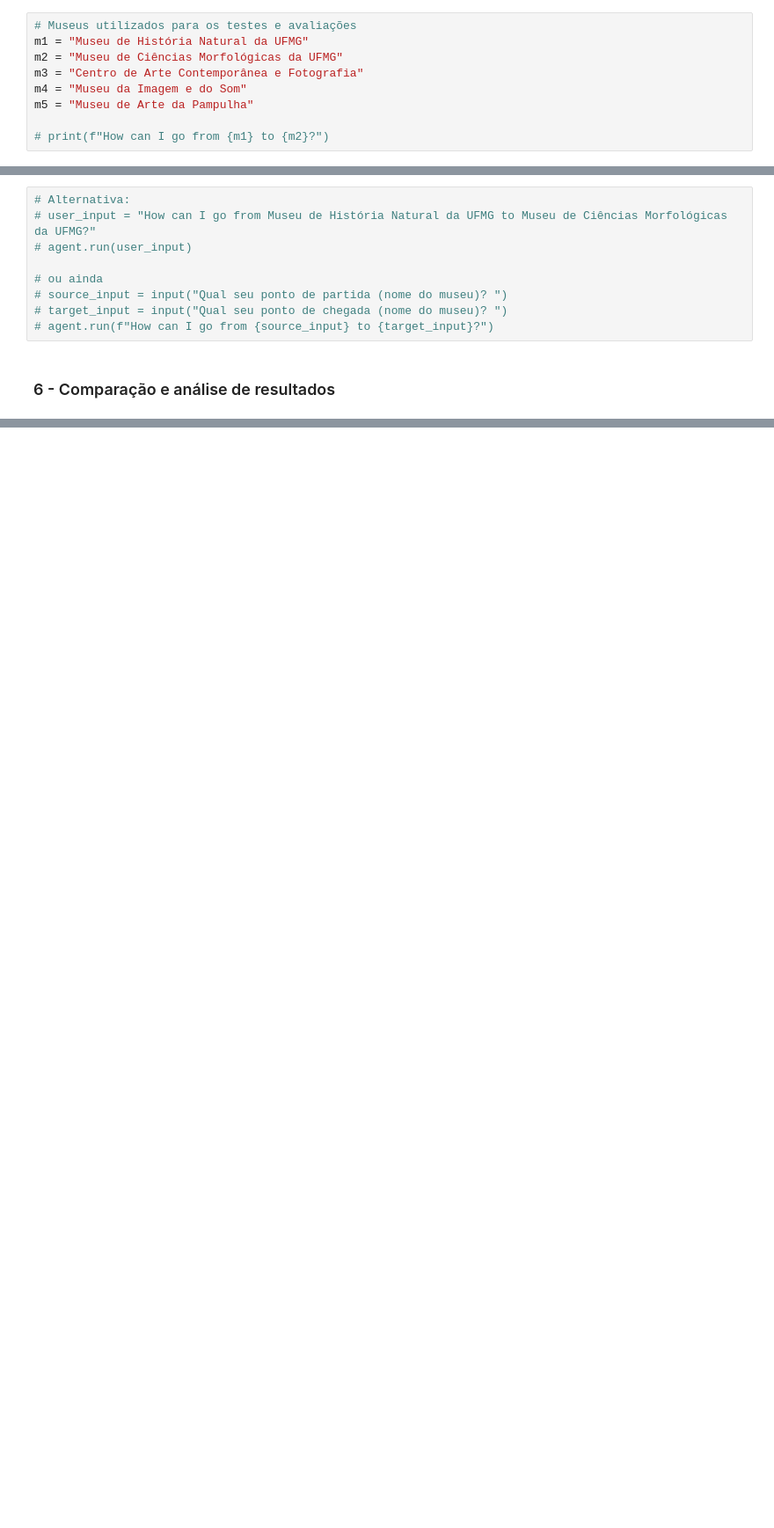
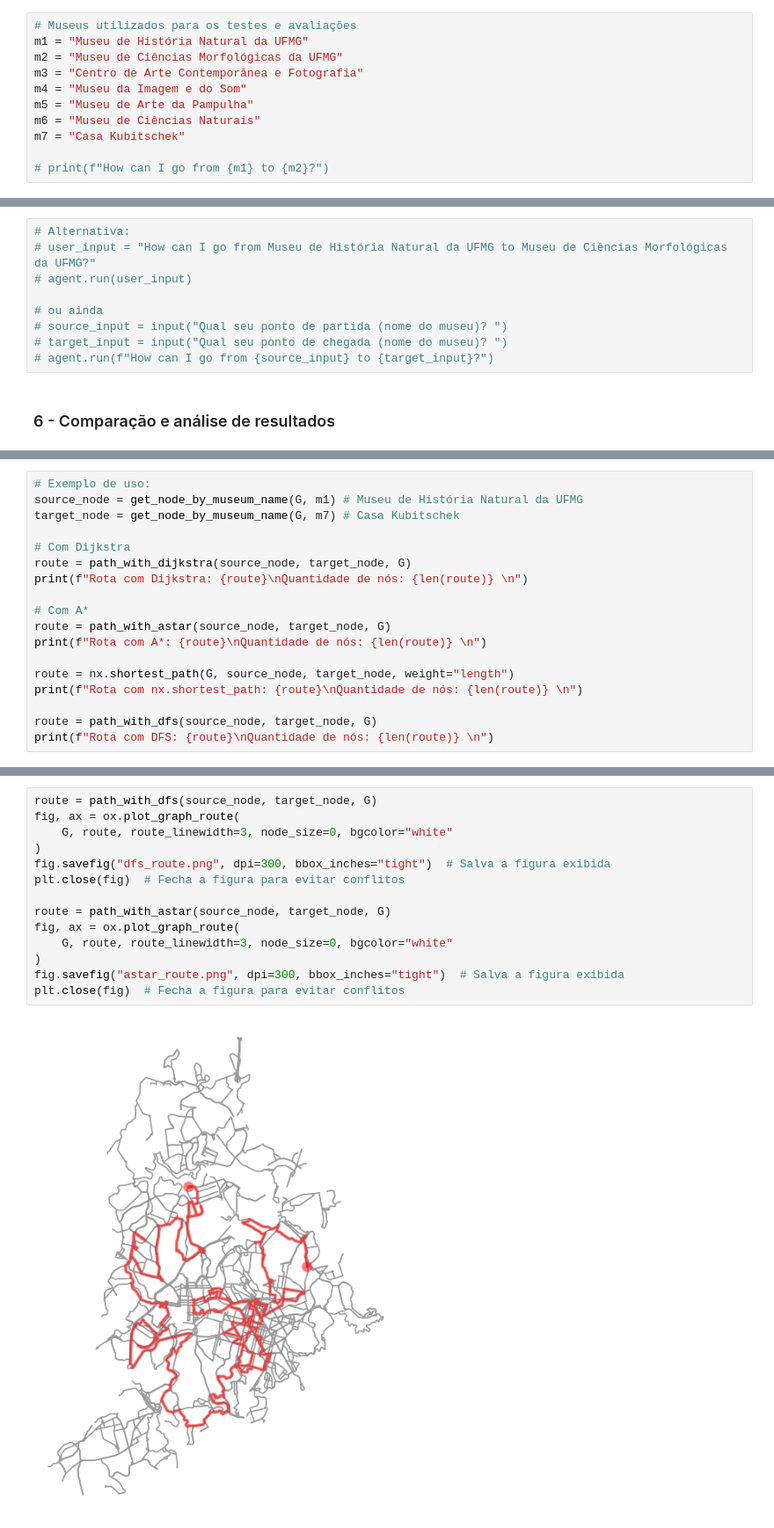
Before and after one commit to carlabferreira/SearchAgent, a Jupyter notebook: TP1.ipynb, the cells around one changed output, grey strips where cells are left out. Shown at 88% size. Saved outputs shown, nothing was run; the diff lists cells and outputs as text; blank space fills up the shorter version.

Commit message:
comparação de resultados com texto e imagem

```diff
--- a/TP1.ipynb
+++ b/TP1.ipynb
@@ -400,5 +440,7 @@ m2 = "Museu de Ciências Morfológicas da UFMG"
 m3 = "Centro de Arte Contemporânea e Fotografia"
 m4 = "Museu da Imagem e do Som"
 m5 = "Museu de Arte da Pampulha"
+m6 = "Museu de Ciências Naturais"
+m7 = "Casa Kubitschek"
 
 # print(f"How can I go from {m1} to {m2}?")
@@ -494,0 +639,18 @@ Out: None
+# %%
+# Exemplo de uso:
+source_node = get_node_by_museum_name(G, m1) # Museu de História Natural da UFMG
+target_node = get_node_by_museum_name(G, m7) # Casa Kubitschek
+
+# Com Dijkstra
+route = path_with_dijkstra(source_node, target_node, G)
+print(f"Rota com Dijkstra: {route}\nQuantidade de nós: {len(route)} \n")
+
+# Com A*
+route = path_with_astar(source_node, target_node, G)
+print(f"Rota com A*: {route}\nQuantidade de nós: {len(route)} \n")
+
+route = nx.shortest_path(G, source_node, target_node, weight="length")
+print(f"Rota com nx.shortest_path: {route}\nQuantidade de nós: {len(route)} \n")
+
+route = path_with_dfs(source_node, target_node, G)
+print(f"Rota com DFS: {route}\nQuantidade de nós: {len(route)} \n")
@@ -494,0 +669,16 @@ Out: None
+# %%
+route = path_with_dfs(source_node, target_node, G)
+fig, ax = ox.plot_graph_route(
+    G, route, route_linewidth=3, node_size=0, bgcolor="white"
+)
+fig.savefig("dfs_route.png", dpi=300, bbox_inches="tight")  # Salva a figura exibida
+plt.close(fig)  # Fecha a figura para evitar conflitos
+
+route = path_with_astar(source_node, target_node, G)
+fig, ax = ox.plot_graph_route(
+    G, route, route_linewidth=3, node_size=0, bgcolor="white"
+)
+fig.savefig("astar_route.png", dpi=300, bbox_inches="tight")  # Salva a figura exibida
+plt.close(fig)  # Fecha a figura para evitar conflitos
+# %% [output]
+[figure, added]
```
Also changed, not shown: parts of 16 cells of this notebook, 4 other files.
